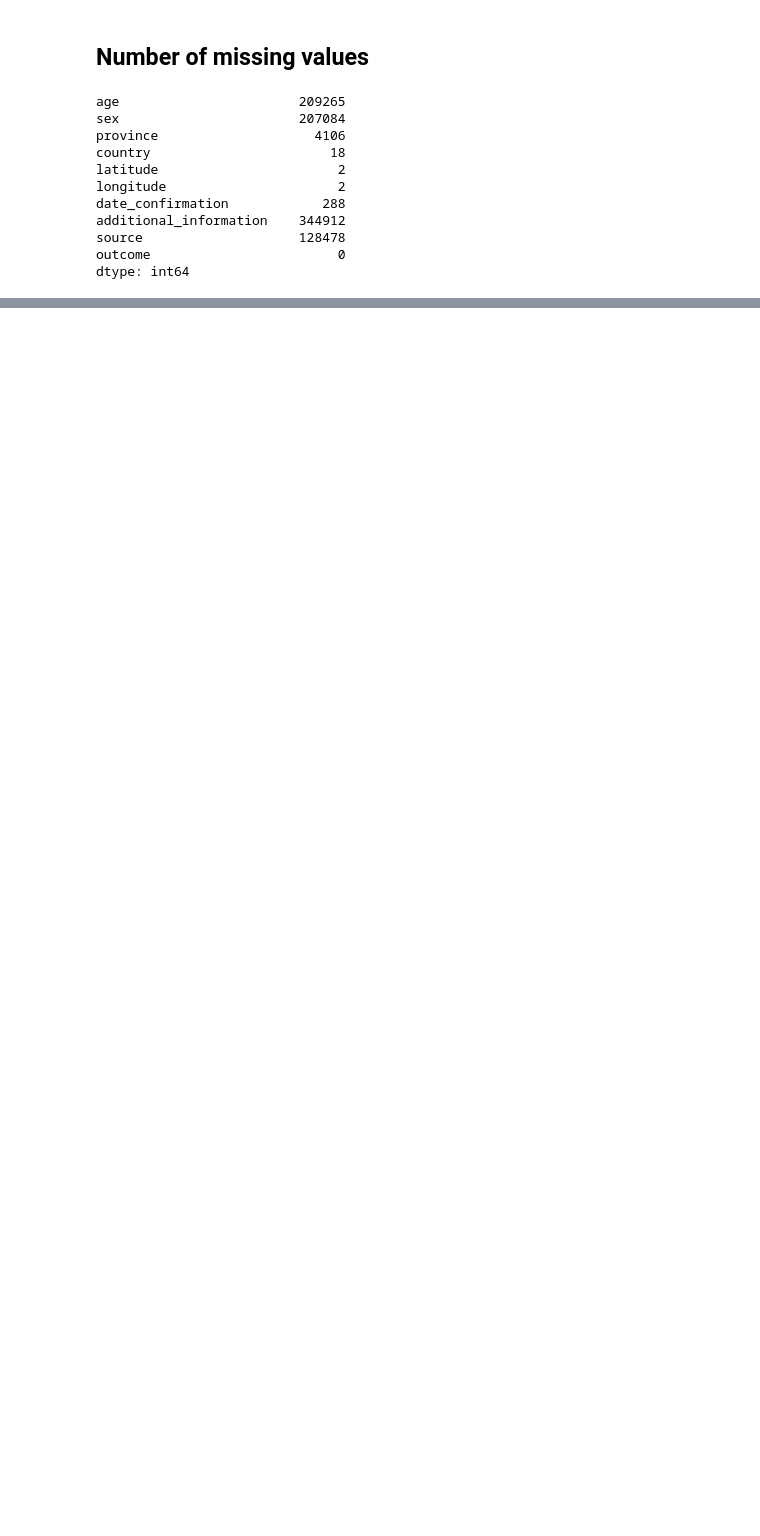
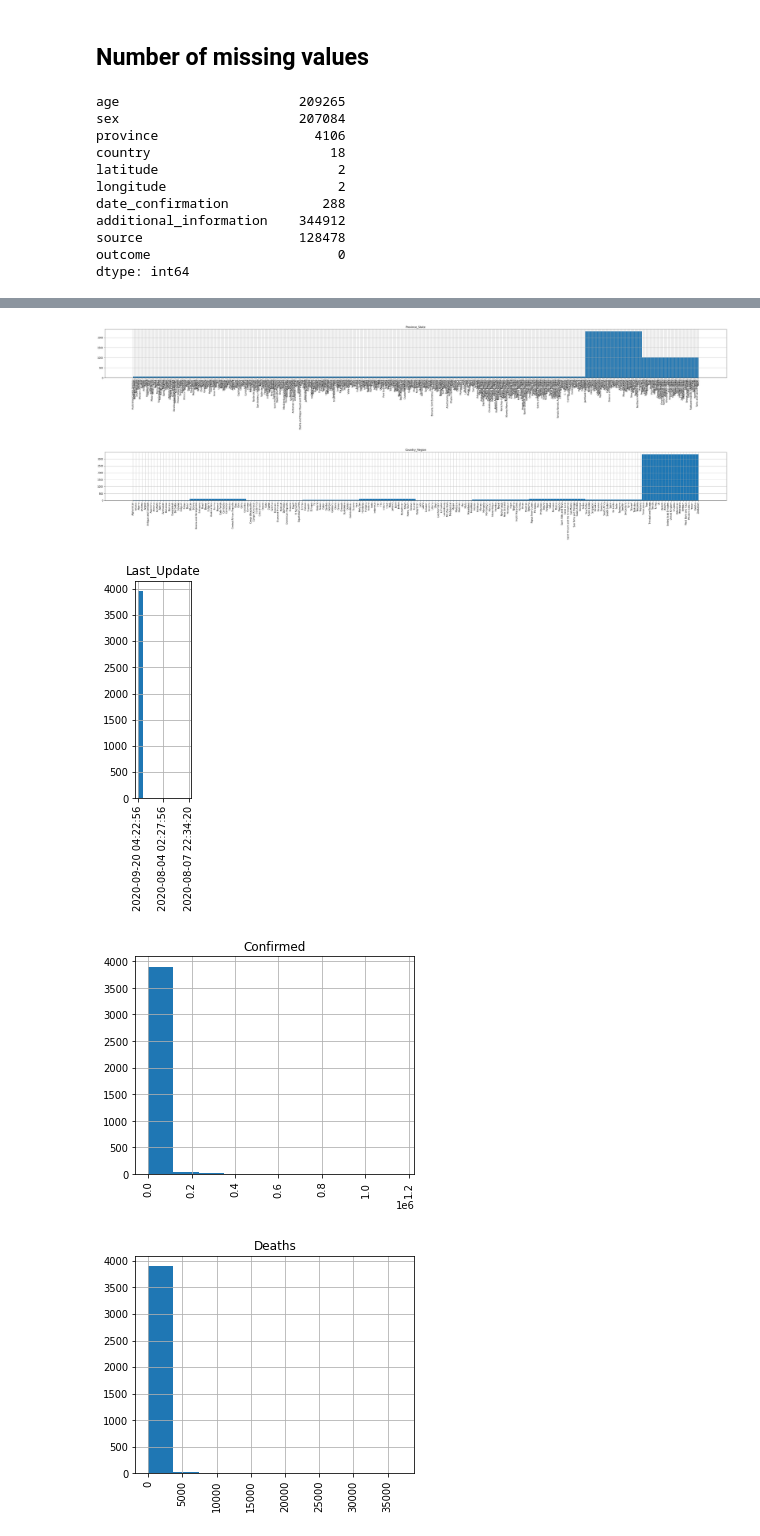
Before and after one commit to JCODEPENG/MileStone-3-Cmpt-459, a Jupyter notebook: src/eda.ipynb, the cells around one changed output, grey strips where cells are left out. Cells and saved outputs as stored; diff of their text form; code cells hidden in the pictures; blank space fills up the shorter version.

Commit message:
add location.csv to EDA

```diff
--- a/src/eda.ipynb
+++ b/src/eda.ipynb
@@ -17,8 +19,8 @@ df.head(2)
 # %% [markdown]
 ## Statistical information
 # %%
-categorical_attributes = ['age', 'sex', 'province', 'country', 'source', 'outcome']
-for attribute in categorical_attributes:
+cases_columns = ['age', 'sex', 'province', 'country', 'source', 'outcome']
+for attribute in cases_columns:
     print(f"statistics for {attribute} column")
     print(df[attribute].describe())
     print("-------------------------")
@@ -45,7 +47,7 @@ Name: outcome, dtype: object
 # %%
 #TODO: ask TA if histogram is appropriate for this section
 attribute_hist_fig_sizes = [(50,6),(1,4),(40,4),(30,4),(50,6),(1,4)]
-for i, attribute in enumerate(categorical_attributes):
+for i, attribute in enumerate(cases_columns):
     # source column was exlucded from the histograms. Since it has over 7K unique values, jupyter notebook
     # could not properly render it.
     if attribute == "source":
@@ -108,0 +113,2 @@ dtype: int64
+# %%
+df_loc = pd.read_csv("../data/location.csv")
@@ -108,0 +124,6 @@ dtype: int64
+# %%
+location_columns = ['Province_State', 'Country_Region', 'Last_Update', 'Confirmed', 'Deaths', 'Recovered', 'Active', 'Incidence_Rate', 'Case-Fatality_Ratio']
+for attribute in location_columns:
+    print(f"statistics for {attribute} column")
+    print(df_loc[attribute].describe())
+    print("-------------------------")
@@ -108,0 +150,12 @@ dtype: int64
+# %%
+attribute_hist_fig_sizes = [(50,4),(50,4),(1,4),(5,4),(5,4),(5,4),(5,4),(5,4),(5,4)]
+for i, attribute in enumerate(location_columns):
+    plt.figure()
+    plt.title(attribute)
+    df_loc[attribute].hist(figsize=attribute_hist_fig_sizes[i], xrot=90)
+# %% [output]
+[figure, added]
+[figure, added]
+[figure, added]
+[figure, added]
+[figure, added]
```
Also changed, not shown: parts of 11 cells of this notebook.
